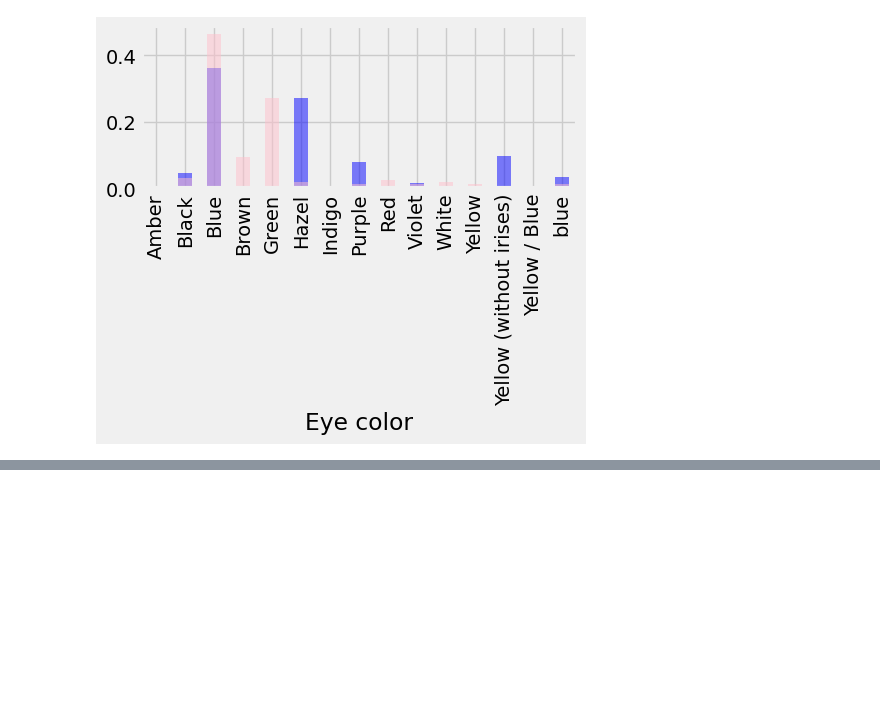
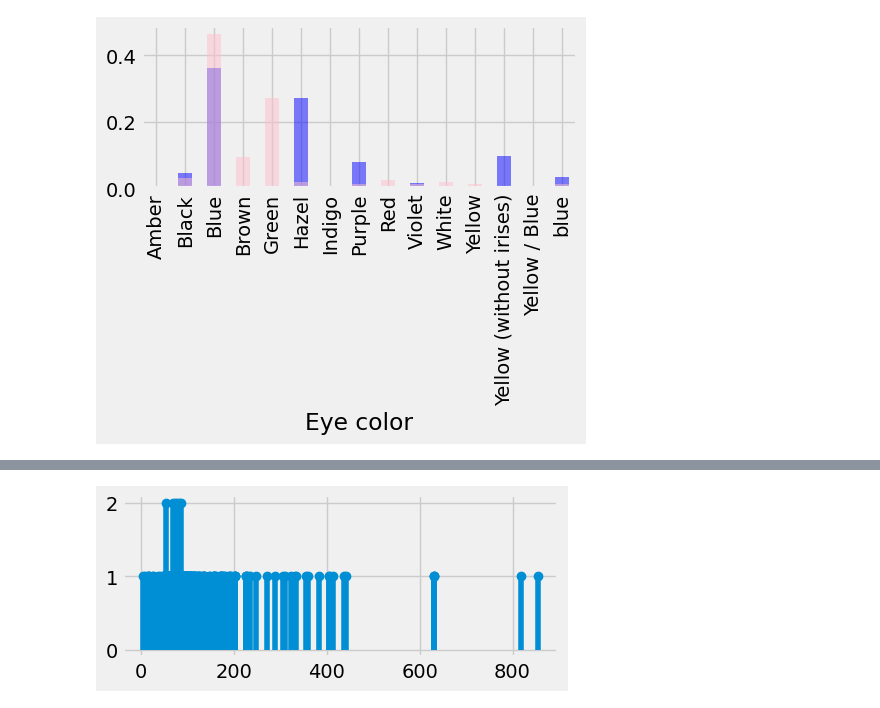
Before and after one commit to PippoZord/superhero-datascience, a Jupyter notebook: content/Esercitazioni/DatiFrequenze.ipynb, the cells around one changed output, grey strips where cells are left out. Cells and saved outputs as stored; diff of their text form; code cells hidden in the pictures; blank space fills up the shorter version.

```diff
--- a/content/Esercitazioni/DatiFrequenze.ipynb
+++ b/content/Esercitazioni/DatiFrequenze.ipynb
@@ -235,0 +267,7 @@ plt.show()
+# %%
+w = heroes['Weight'].value_counts()
+plt.vlines(w.index, 0, w.values)
+plt.plot(w.index, w.values, 'o')
+plt.show()
+# %% [output]
+[figure, added]
```
Also changed, not shown: parts of 16 cells of this notebook, 1 other file.
